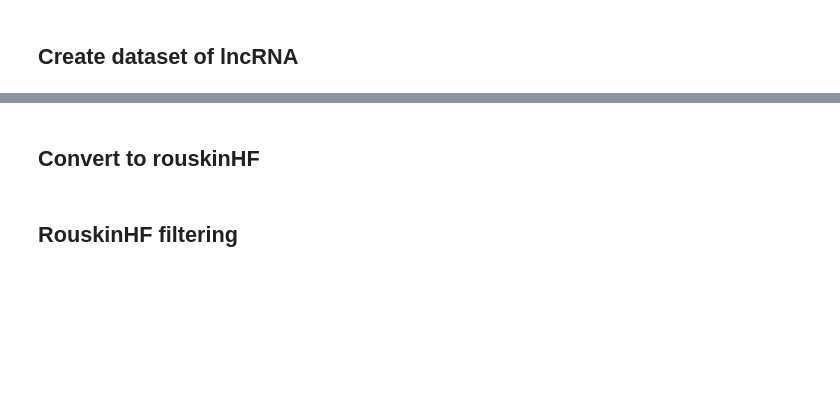
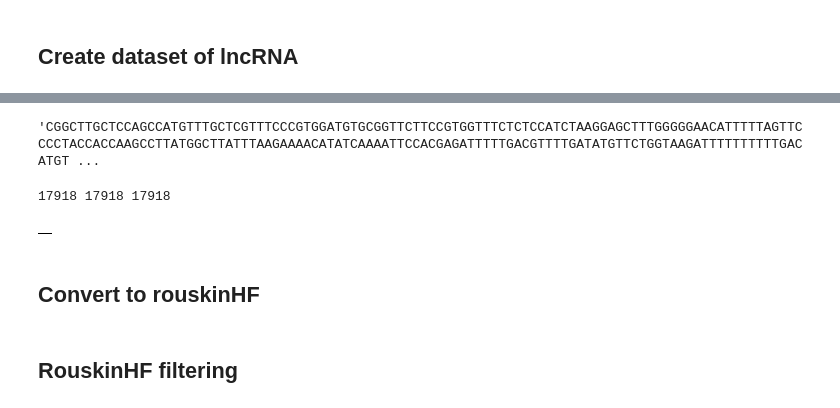
Before and after one commit to rouskinlab/efold_data, a Jupyter notebook: lncRNA/lncRNA.ipynb, the cells around one changed output, grey strips where cells are left out. Cells and saved outputs as stored; diff of their text form; code cells hidden in the pictures; blank space fills up the shorter version.

```diff
--- a/lncRNA/lncRNA.ipynb
+++ b/lncRNA/lncRNA.ipynb
@@ -171,3 +252,20 @@ ground_truth_lcRNA
+# %%
+with open('/Users/alberic/Downloads/Smola_Xist_DATA_082716/Smola_Xist_IGV_SI_082616/mm10_XIST.fa') as f:
+    lines = f.readlines()
+    seq = ''.join(lines[1:]).replace('\n', '')
+
+seq
+# %% [output]
+'CGGCTTGCTCCAGCCATGTTTGCTCGTTTCCCGTGGATGTGCGGTTCTTCCGTGGTTTCTCTCCATCTAAGGAGCTTTGGGGGAACATTTTTAGTTCCCCTACCACCAAGCCTTATGGCTTATTTAAGAAAACATATCAAAATTCCACGAGATTTTTGACGTTTTGATATGTTCTGGTAAGATTTTTTTTTTGACATGT ...
+# %%
+data = read_fasta('data/lncRNAs.fasta').set_index('reference').loc['XIST']
+print(len(data['sequence']), len(data['structure']), len(seq))
+# %% [output]
+17918 17918 17918
+# %%
+fragment_RNA(sequence, structure, dms, ref, 'dms', min_length=100, min_unpaired_length=10, min_auroc=0.8)
+# %% [output]
+|  |
 # %% [markdown]
 ## Convert to rouskinHF
 # %%
```
Also changed, not shown: parts of 14 cells of this notebook, 7 other files.
